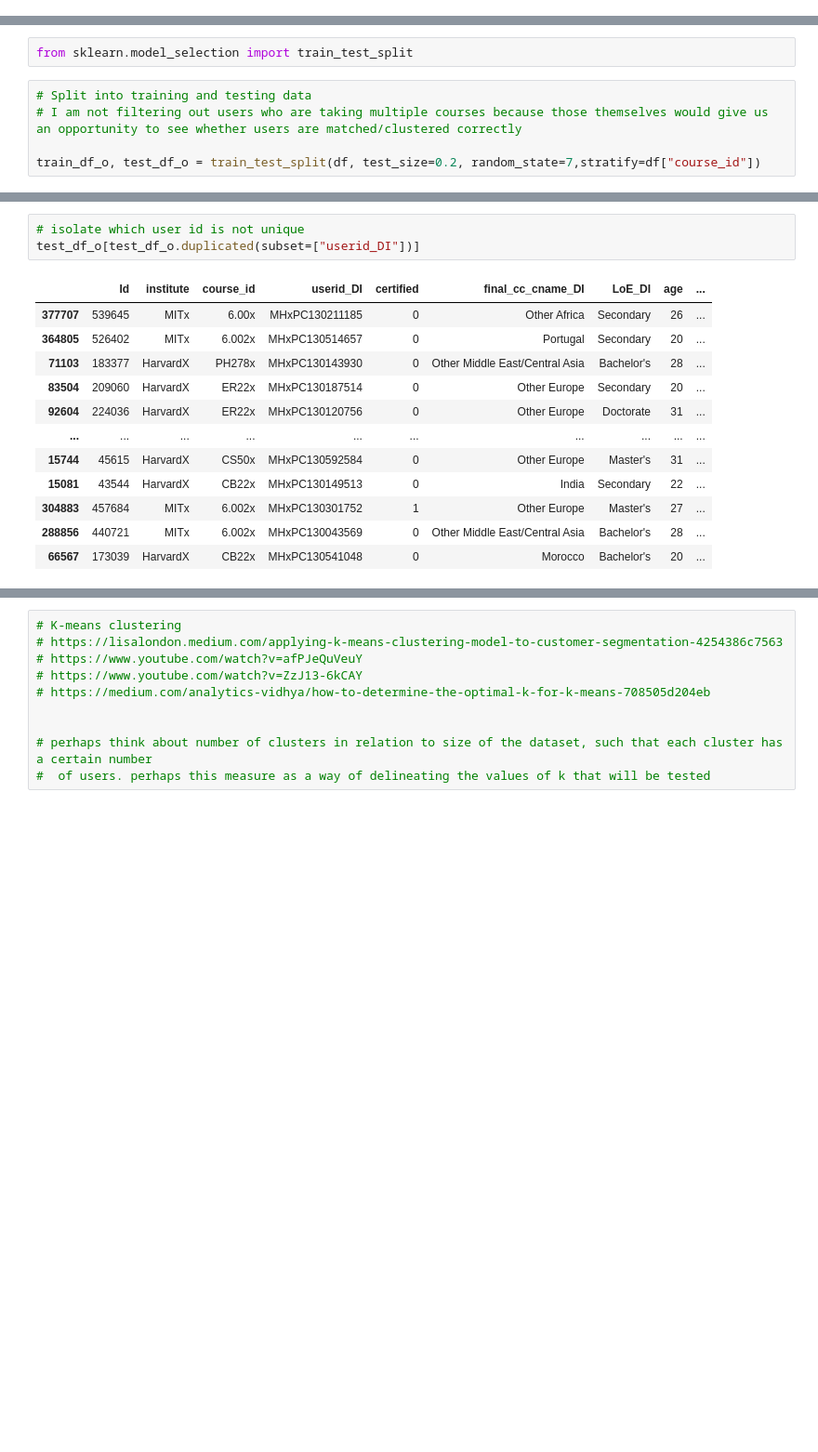
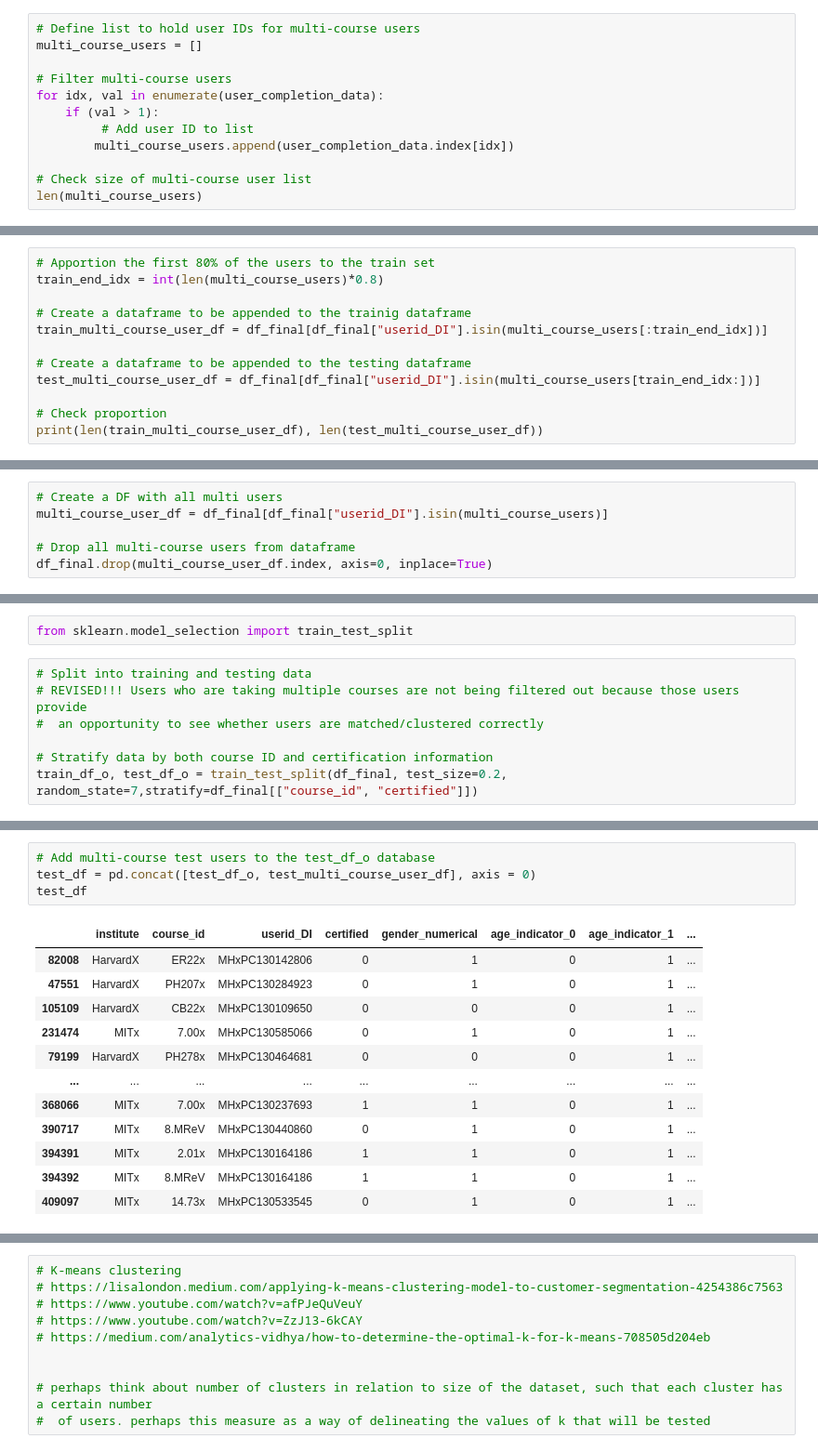
Before and after one commit to ainica/CM3070, a Jupyter notebook: CF.ipynb, the cells around one changed output, grey strips where cells are left out. Shown at 93% size. Saved outputs shown, nothing was run; the diff lists cells and outputs as text; blank space fills up the shorter version.

Commit message:
refactored code in first few sections and added comments

```diff
--- a/CF.ipynb
+++ b/CF.ipynb
@@ -324,0 +196,12 @@ Index(['Id', 'institute', 'course_id', 'userid_DI', 'certified',
+# %%
+# Define list to hold user IDs for multi-course users
+multi_course_users = []
+
+# Filter multi-course users
+for idx, val in enumerate(user_completion_data):
+    if (val > 1):
+         # Add user ID to list
+        multi_course_users.append(user_completion_data.index[idx])
+
+# Check size of multi-course user list
+len(multi_course_users)
@@ -324,0 +212,12 @@ Index(['Id', 'institute', 'course_id', 'userid_DI', 'certified',
+# %%
+# Apportion the first 80% of the users to the train set
+train_end_idx = int(len(multi_course_users)*0.8)
+
+# Create a dataframe to be appended to the trainig dataframe
+train_multi_course_user_df = df_final[df_final["userid_DI"].isin(multi_course_users[:train_end_idx])]
+
+# Create a dataframe to be appended to the testing dataframe
+test_multi_course_user_df = df_final[df_final["userid_DI"].isin(multi_course_users[train_end_idx:])]
+
+# Check proportion
+print(len(train_multi_course_user_df), len(test_multi_course_user_df))
@@ -324,0 +228,6 @@ Index(['Id', 'institute', 'course_id', 'userid_DI', 'certified',
+# %%
+# Create a DF with all multi users
+multi_course_user_df = df_final[df_final["userid_DI"].isin(multi_course_users)]
+
+# Drop all multi-course users from dataframe
+df_final.drop(multi_course_user_df.index, axis=0, inplace=True)
@@ -328,9 +258,11 @@ Index(['Id', 'institute', 'course_id', 'userid_DI', 'certified',
 from sklearn.model_selection import train_test_split
 # %%
 # Split into training and testing data
-# I am not filtering out users who are taking multiple courses because those themselves would give us an opportunity to see whether users are matched/clustered correctly
+# REVISED!!! Users who are taking multiple courses are not being filtered out because those users provide
+#  an opportunity to see whether users are matched/clustered correctly
 
-train_df_o, test_df_o = train_test_split(df, test_size=0.2, random_state=7,stratify=df["course_id"])
+# Stratify data by both course ID and certification information
+train_df_o, test_df_o = train_test_split(df_final, test_size=0.2, random_state=7,stratify=df_final[["course_id", "certified"]])
 # %%
 len(train_df_o)
 # %% [output]
@@ -346,16 +292,17 @@ len(test_df_o["userid_DI"].unique())
 # %%
-# isolate which user id is not unique
-test_df_o[test_df_o.duplicated(subset=["userid_DI"])]
+# Add multi-course test users to the test_df_o database
+test_df = pd.concat([test_df_o, test_multi_course_user_df], axis = 0)
+test_df
 # %% [output]
-|  | Id | institute | course_id | userid_DI | certified | final_cc_cname_DI | LoE_DI | age | ... |
-| 377707 | 539645 | MITx | 6.00x | MHxPC130211185 | 0 | Other Africa | Secondary | 26 | ... |
-| 364805 | 526402 | MITx | 6.002x | MHxPC130514657 | 0 | Portugal | Secondary | 20 | ... |
-| 71103 | 183377 | HarvardX | PH278x | MHxPC130143930 | 0 | Other Middle East/Central Asia | Bachelor's | 28 | ... |
-| 83504 | 209060 | HarvardX | ER22x | MHxPC130187514 | 0 | Other Europe | Secondary | 20 | ... |
-| 92604 | 224036 | HarvardX | ER22x | MHxPC130120756 | 0 | Other Europe | Doctorate | 31 | ... |
-| ... | ... | ... | ... | ... | ... | ... | ... | ... | ... |
-| 15744 | 45615 | HarvardX | CS50x | MHxPC130592584 | 0 | Other Europe | Master's | 31 | ... |
-| 15081 | 43544 | HarvardX | CB22x | MHxPC130149513 | 0 | India | Secondary | 22 | ... |
-| 304883 | 457684 | MITx | 6.002x | MHxPC130301752 | 1 | Other Europe | Master's | 27 | ... |
-| 288856 | 440721 | MITx | 6.002x | MHxPC130043569 | 0 | Other Middle East/Central Asia | Bachelor's | 28 | ... |
-| 66567 | 173039 | HarvardX | CB22x | MHxPC130541048 | 0 | Morocco | Bachelor's | 20 | ... |
+|  | institute | course_id | userid_DI | certified | gender_numerical | age_indicator_0 | age_indicator_1 | ... |
+| 82008 | HarvardX | ER22x | MHxPC130142806 | 0 | 1 | 0 | 1 | ... |
+| 47551 | HarvardX | PH207x | MHxPC130284923 | 0 | 1 | 0 | 1 | ... |
+| 105109 | HarvardX | CB22x | MHxPC130109650 | 0 | 0 | 0 | 1 | ... |
+| 231474 | MITx | 7.00x | MHxPC130585066 | 0 | 1 | 0 | 1 | ... |
+| 79199 | HarvardX | PH278x | MHxPC130464681 | 0 | 0 | 0 | 1 | ... |
+| ... | ... | ... | ... | ... | ... | ... | ... | ... |
+| 368066 | MITx | 7.00x | MHxPC130237693 | 1 | 1 | 0 | 1 | ... |
+| 390717 | MITx | 8.MReV | MHxPC130440860 | 0 | 1 | 0 | 1 | ... |
+| 394391 | MITx | 2.01x | MHxPC130164186 | 1 | 1 | 0 | 1 | ... |
+| 394392 | MITx | 8.MReV | MHxPC130164186 | 1 | 1 | 0 | 1 | ... |
+| 409097 | MITx | 14.73x | MHxPC130533545 | 0 | 1 | 0 | 1 | ... |
```
Also changed, not shown: parts of 107 cells of this notebook.
